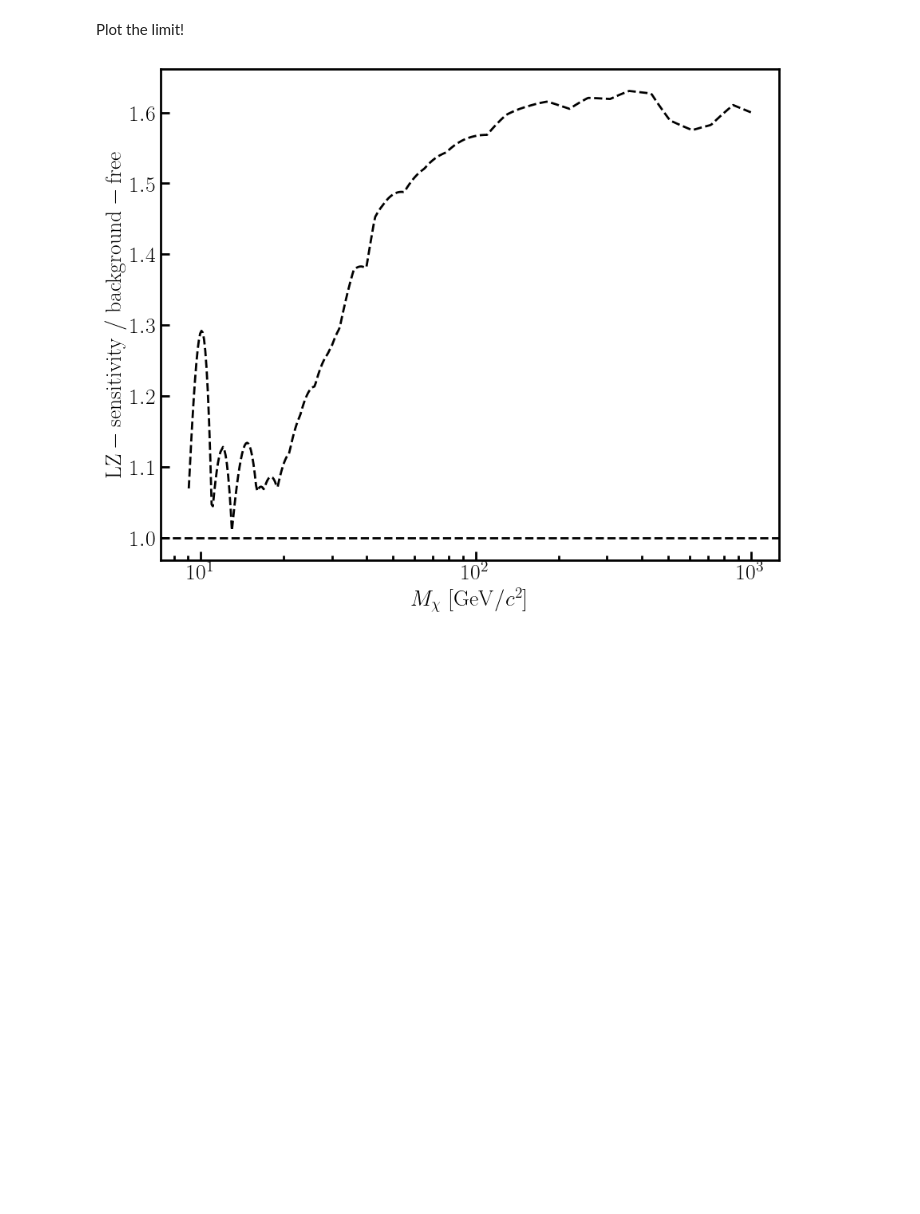
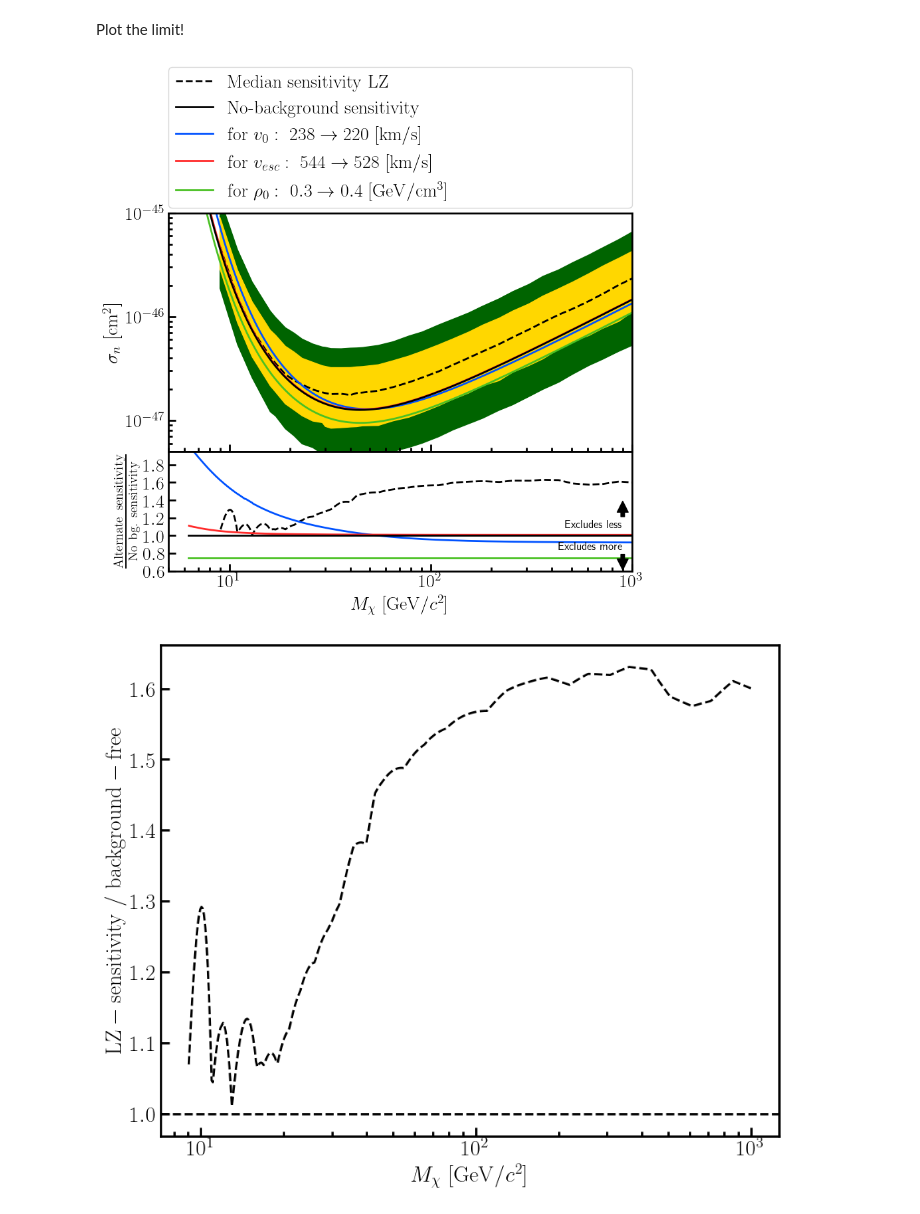
Before and after one commit to XAMS-nikhef/thesis_plots, a Jupyter notebook: notebooks/limits.ipynb, the cells around one changed output. Cells and saved outputs as stored; diff of their text form; code cells hidden in the pictures; blank space fills up the shorter version.

```diff
--- a/notebooks/limits.ipynb
+++ b/notebooks/limits.ipynb
@@ -117,7 +116,7 @@ kw = dict(marker='')
 _, axes = plt.subplots(
     2, 1,
     sharex=True,
-    figsize=(8,8),
+    figsize=(9,7),
     gridspec_kw={'height_ratios': [6, 3]})
 plt.sca(axes[0])
 # LZ lines
@@ -136,6 +135,7 @@ plt.xscale('log')
 plt.yscale('log')
 plt.ylabel('$\sigma_n\ [\mathrm{cm}^2]$')
 plt.legend(ncol=1, loc='upper right')
+plt.legend(**thesis_plots.legend_kw(ncol=1))
 plt.ylim(5*10**-48, 10**-45)
 # plt.ylim(10**-47, 3*10**-46)
 plt.xlim(5, 1000)
@@ -156,33 +156,35 @@ plt.plot(mass_range, limit_alt_rho/limit,**kw)
 plt.ylabel('$\\frac{\\mathrm{Alternate\ sensitivity}}{\\mathrm{No\ bg.\ sensitivity}}$')
 plt.xlabel('$M_\chi\ [\mathrm{GeV}/c^2]$')
 plt.subplots_adjust(hspace=0.)
 # plt.ylim(.5, 1.75)
 plt.yticks([0.6, 0.8, 1, 1.2, 1.4, 1.6, 1.8           ])
 #Save
 plt.ylim(0.6, 1.95)
 text_x = 900
 plt.annotate('Excludes less',
              xy=(text_x, 1.4),
              xycoords='data',
              xytext=(text_x, 1.07),
              textcoords='data',
              fontsize=12,
              arrowprops=dict(facecolor='black', shrink=0.05),
              horizontalalignment='right',
              verticalalignment='bottom',
             )
 plt.annotate('Excludes more',
              xy=(text_x, 0.6),
              xycoords='data',
              xytext=(text_x, 0.93),
              textcoords='data',
              fontsize=12,
              arrowprops=dict(facecolor='black', shrink=0.05),
              horizontalalignment='right',
              verticalalignment='top',
             )
 
 thesis_plots.save_fig('limit_setting')
+# %% [output]
+[figure, added]
 # %%
 plt.axhline(1, ls='--', c='k')
 itp = scipy.interpolate.interp1d(lz_limit['mass(GeV)'], lz_limit['median'], bounds_error=False)
```
Also changed, not shown: parts of 3 cells of this notebook, 4 other files.
